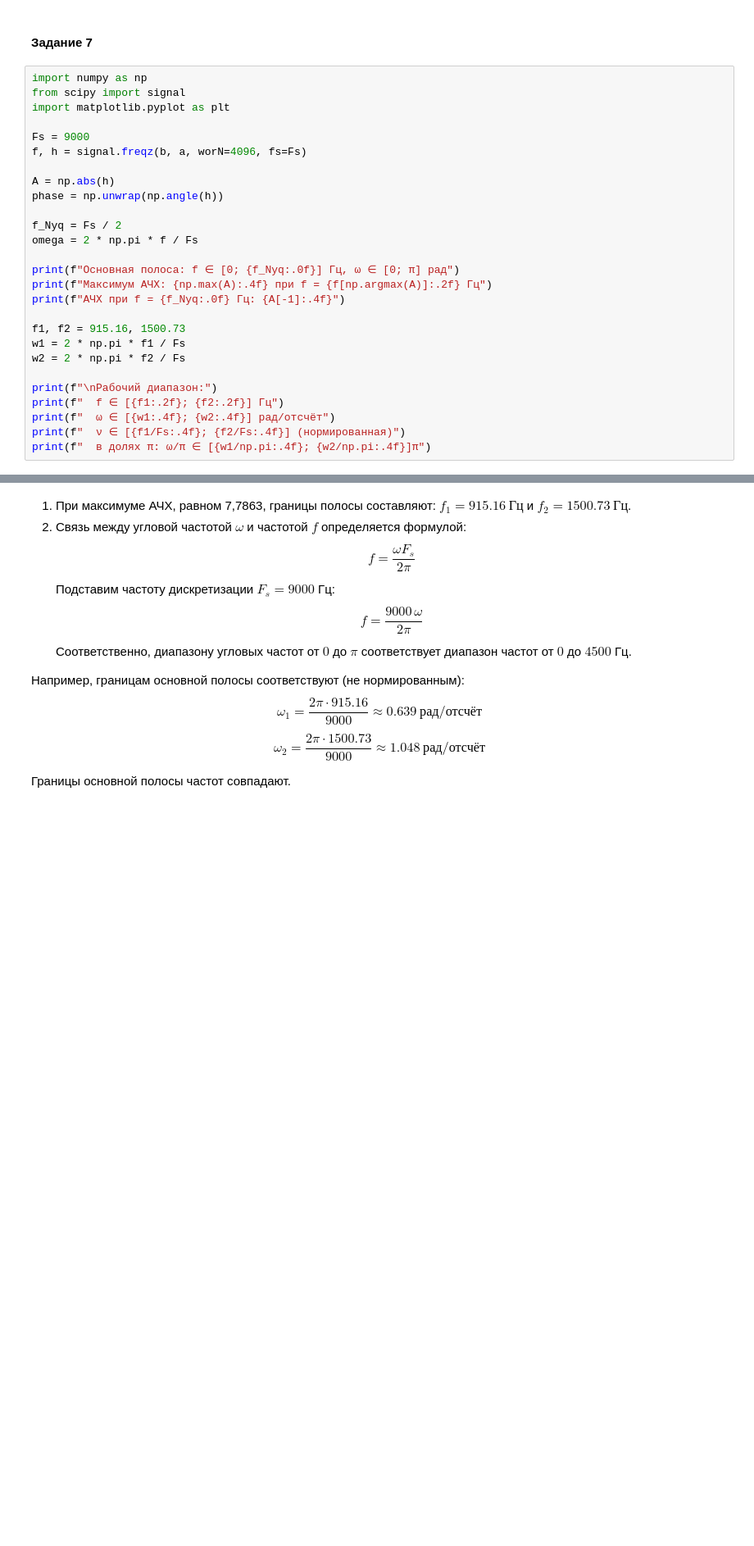
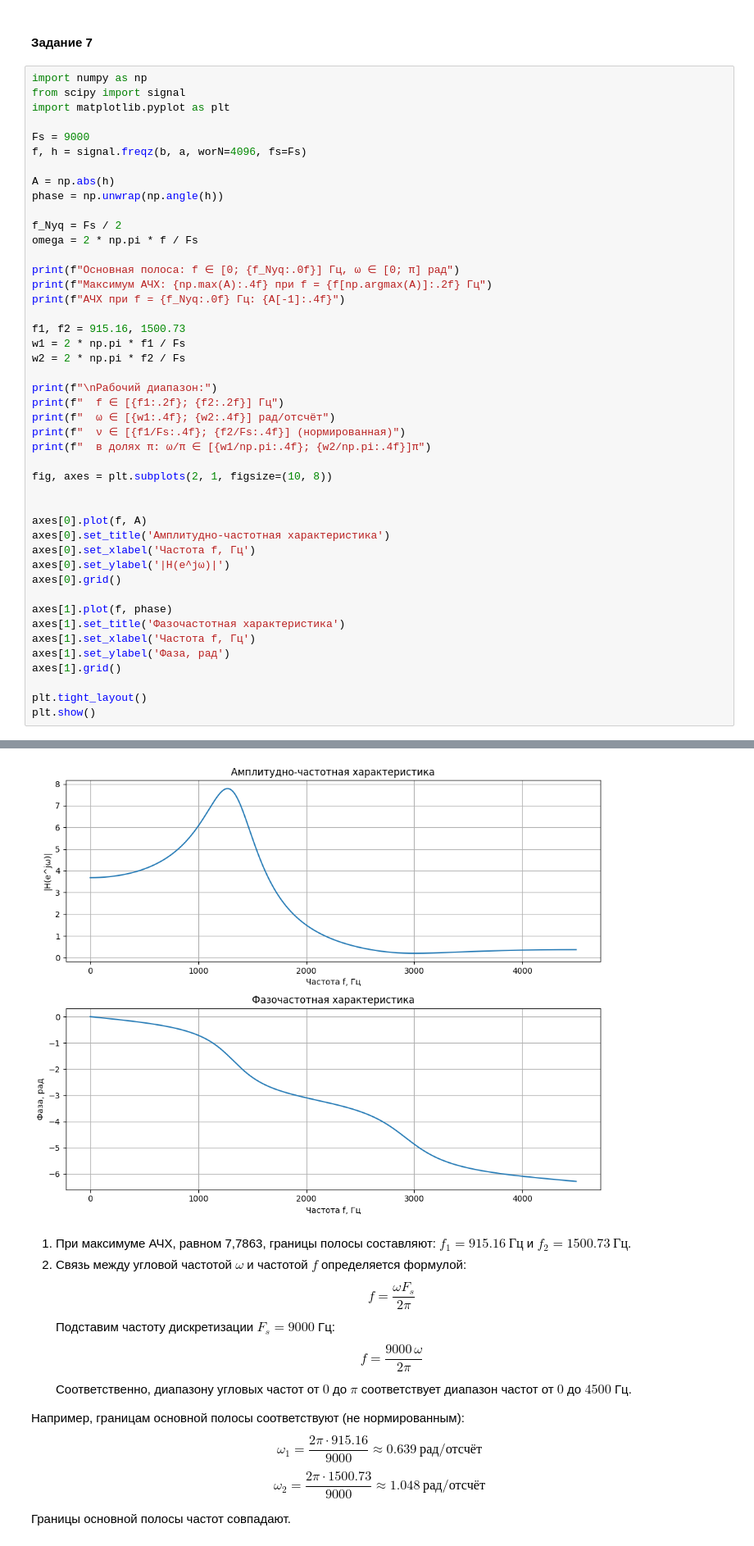
Before and after one commit to the-mvi/dsp-2026, a Jupyter notebook: 3384_Konasova_YO/task1.ipynb, the cells around one changed output, grey strips where cells are left out. Shown at 82% size. Drawn from its saved outputs; the diff is of its cells as text; blank space fills up the shorter version.

```diff
--- a/3384_Konasova_YO/task1.ipynb
+++ b/3384_Konasova_YO/task1.ipynb
@@ -650,33 +650,52 @@ f, h = signal.freqz(b, a, worN=4096, fs=Fs)
 
 A = np.abs(h)
 phase = np.unwrap(np.angle(h))
 
 f_Nyq = Fs / 2
 omega = 2 * np.pi * f / Fs
 
 print(f"Основная полоса: f ∈ [0; {f_Nyq:.0f}] Гц, ω ∈ [0; π] рад")
 print(f"Максимум АЧХ: {np.max(A):.4f} при f = {f[np.argmax(A)]:.2f} Гц")
 print(f"АЧХ при f = {f_Nyq:.0f} Гц: {A[-1]:.4f}")
 
 f1, f2 = 915.16, 1500.73
 w1 = 2 * np.pi * f1 / Fs
 w2 = 2 * np.pi * f2 / Fs
 
 print(f"\nРабочий диапазон:")
 print(f"  f ∈ [{f1:.2f}; {f2:.2f}] Гц")
 print(f"  ω ∈ [{w1:.4f}; {w2:.4f}] рад/отсчёт")
 print(f"  ν ∈ [{f1/Fs:.4f}; {f2/Fs:.4f}] (нормированная)")
 print(f"  в долях π: ω/π ∈ [{w1/np.pi:.4f}; {w2/np.pi:.4f}]π")
+
+fig, axes = plt.subplots(2, 1, figsize=(10, 8))
+
+
+axes[0].plot(f, A)
+axes[0].set_title('Амплитудно-частотная характеристика')
+axes[0].set_xlabel('Частота f, Гц')
+axes[0].set_ylabel('|H(e^jω)|')
+axes[0].grid()
+
+axes[1].plot(f, phase)
+axes[1].set_title('Фазочастотная характеристика')
+axes[1].set_xlabel('Частота f, Гц')
+axes[1].set_ylabel('Фаза, рад')
+axes[1].grid()
+
+plt.tight_layout()
+plt.show()
 # %% [output]
 Основная полоса: f ∈ [0; 4500] Гц, ω ∈ [0; π] рад
 Максимум АЧХ: 7.7863 при f = 1271.12 Гц
 АЧХ при f = 4500 Гц: 0.3675
 
 Рабочий диапазон:
   f ∈ [915.16; 1500.73] Гц
   ω ∈ [0.6389; 1.0477] рад/отсчёт
   ν ∈ [0.1017; 0.1667] (нормированная)
   в долях π: ω/π ∈ [0.2034; 0.3335]π
+[figure, added]
 # %% [markdown]
 1) При максимуме АЧХ, равном 7,7863, границы полосы составляют: $f_1=915.16\ \text{Гц}$ и $f_2=1500.73\ \text{Гц}$.
 2) Связь между угловой частотой $\omega$ и частотой $f$ определяется формулой:
```
